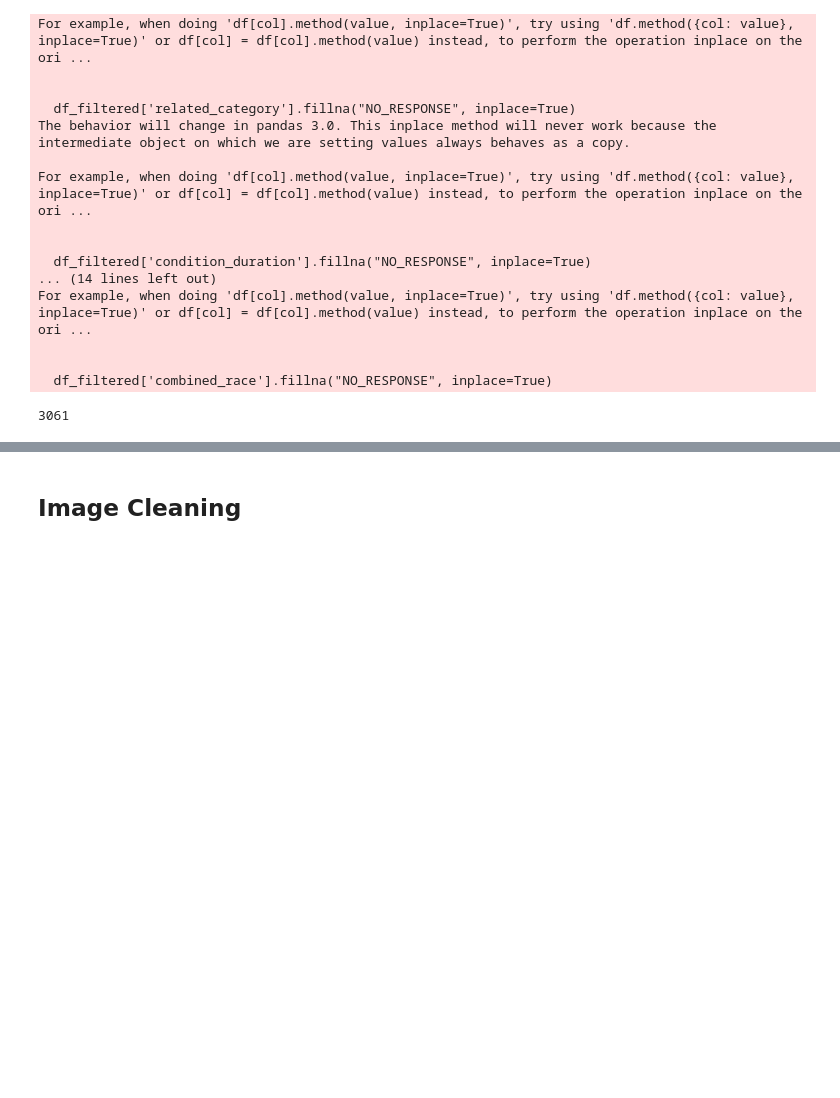
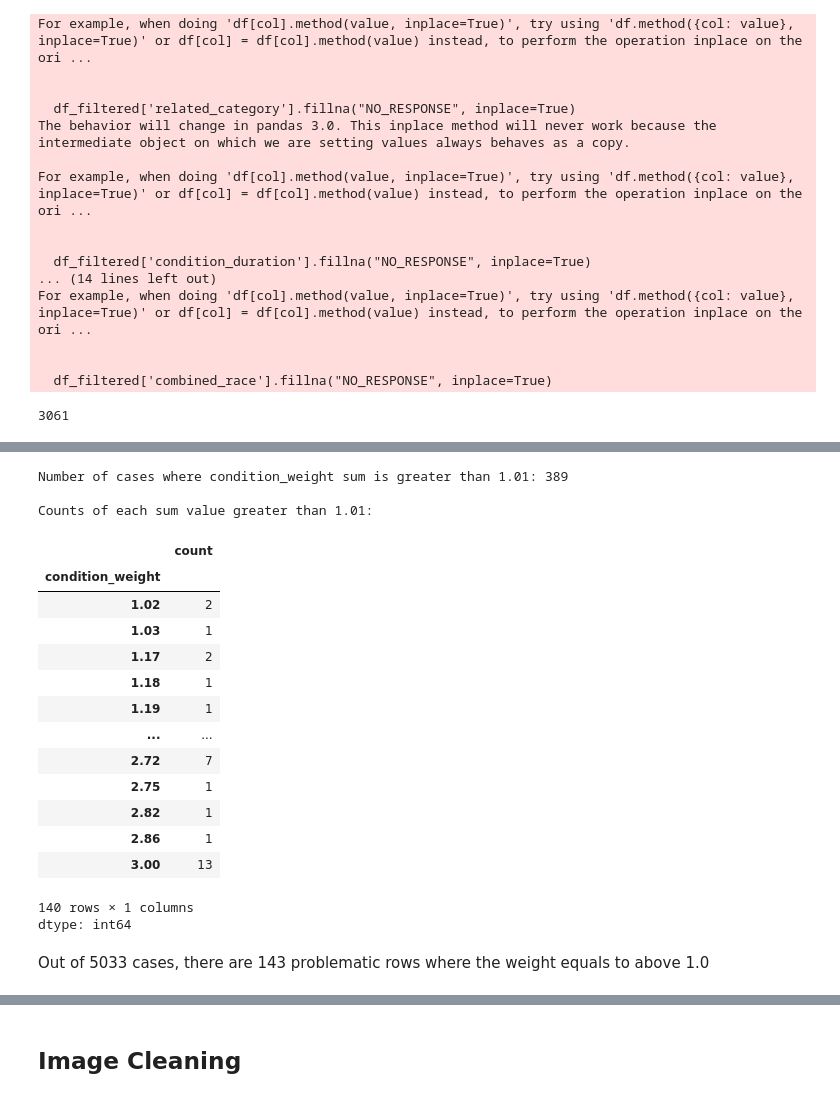
Before and after one commit to nbm016/multimodal_skin_condition_classification_skinterest_tech_2a, a Jupyter notebook: Model_Building.ipynb, the cells around one changed output, grey strips where cells are left out. Drawn from its saved outputs; the diff is of its cells as text; code cells hidden in the pictures; blank space fills up the shorter version.

```diff
--- a/Model_Building.ipynb
+++ b/Model_Building.ipynb
@@ -468,3 +542,38 @@ Name: count, dtype: int64
+# %%
+# Assuming 'problematic_cases' is available from the previous step
+'''
+if not problematic_cases.empty:
+    # Filter problematic_cases for sums greater than 1.01
+    cases_gt_1_01 = problematic_cases[problematic_cases > 1.01]
+
+    print(f"Number of cases where condition_weight sum is greater than 1.01: {len(cases_gt_1_01)}")
+    if not cases_gt_1_01.empty:
+        print("\nCounts of each sum value greater than 1.01:")
+        display(cases_gt_1_01.value_counts().sort_index())
+else:
+    print("No problematic cases found.")
+'''
+# %% [output]
+Number of cases where condition_weight sum is greater than 1.01: 389
+
+Counts of each sum value greater than 1.01:
+|  | count |
+| condition_weight |  |
+| 1.02 | 2 |
+| 1.03 | 1 |
+| 1.17 | 2 |
+| 1.18 | 1 |
+| 1.19 | 1 |
+| ... | ... |
+| 2.72 | 7 |
+| 2.75 | 1 |
+| 2.82 | 1 |
+| 2.86 | 1 |
+| 3.00 | 13 |
+140 rows × 1 columns
+dtype: int64
+# %% [markdown]
+Out of 5033 cases, there are 143 problematic rows where the weight equals to above 1.0
 # %%
 '''
 # Convert stringified lists/dicts to real Python objects
```
Also changed, not shown: parts of 13 cells of this notebook.
